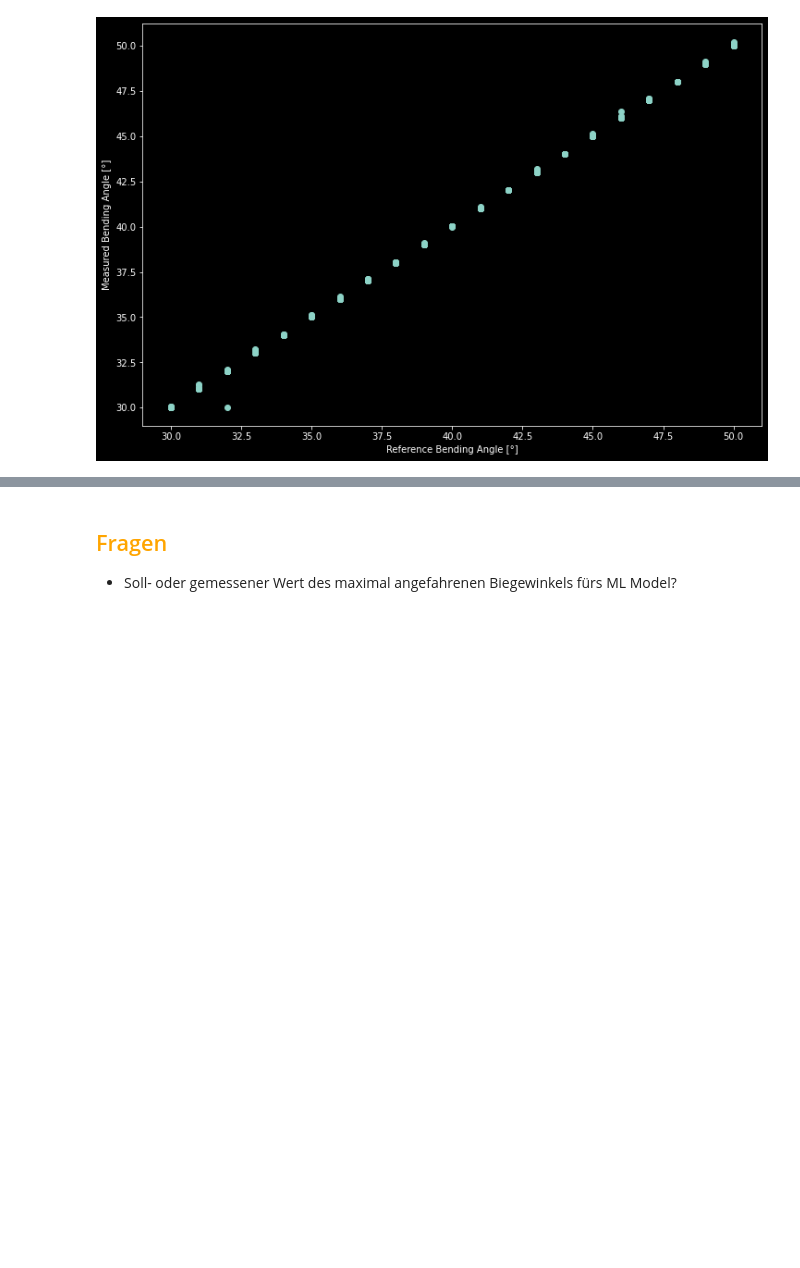
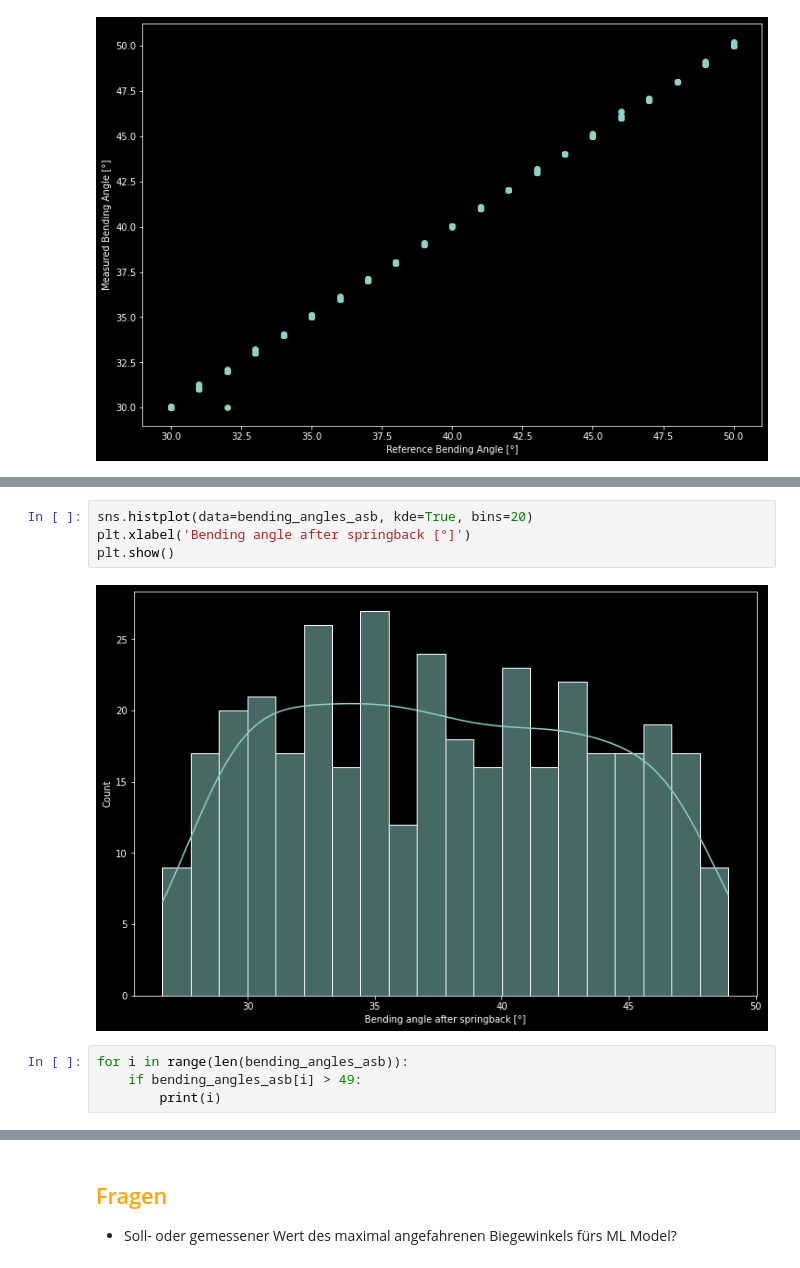
Before and after one commit to raresbb/Tutorium_Biegewinkel, a Jupyter notebook: biegewinkel.ipynb, the cells around one changed output, grey strips where cells are left out. Cells and saved outputs as stored; diff of their text form; blank space fills up the shorter version.

```diff
--- a/biegewinkel.ipynb
+++ b/biegewinkel.ipynb
@@ -159,0 +164,10 @@ plt.show()
+# %%
+sns.histplot(data=bending_angles_asb, kde=True, bins=20)
+plt.xlabel('Bending angle after springback [°]')
+plt.show()
+# %% [output]
+[figure, added]
+# %%
+for i in range(len(bending_angles_asb)):
+    if bending_angles_asb[i] > 49:
+        print(i)
```
Also changed, not shown: parts of 7 cells of this notebook.
